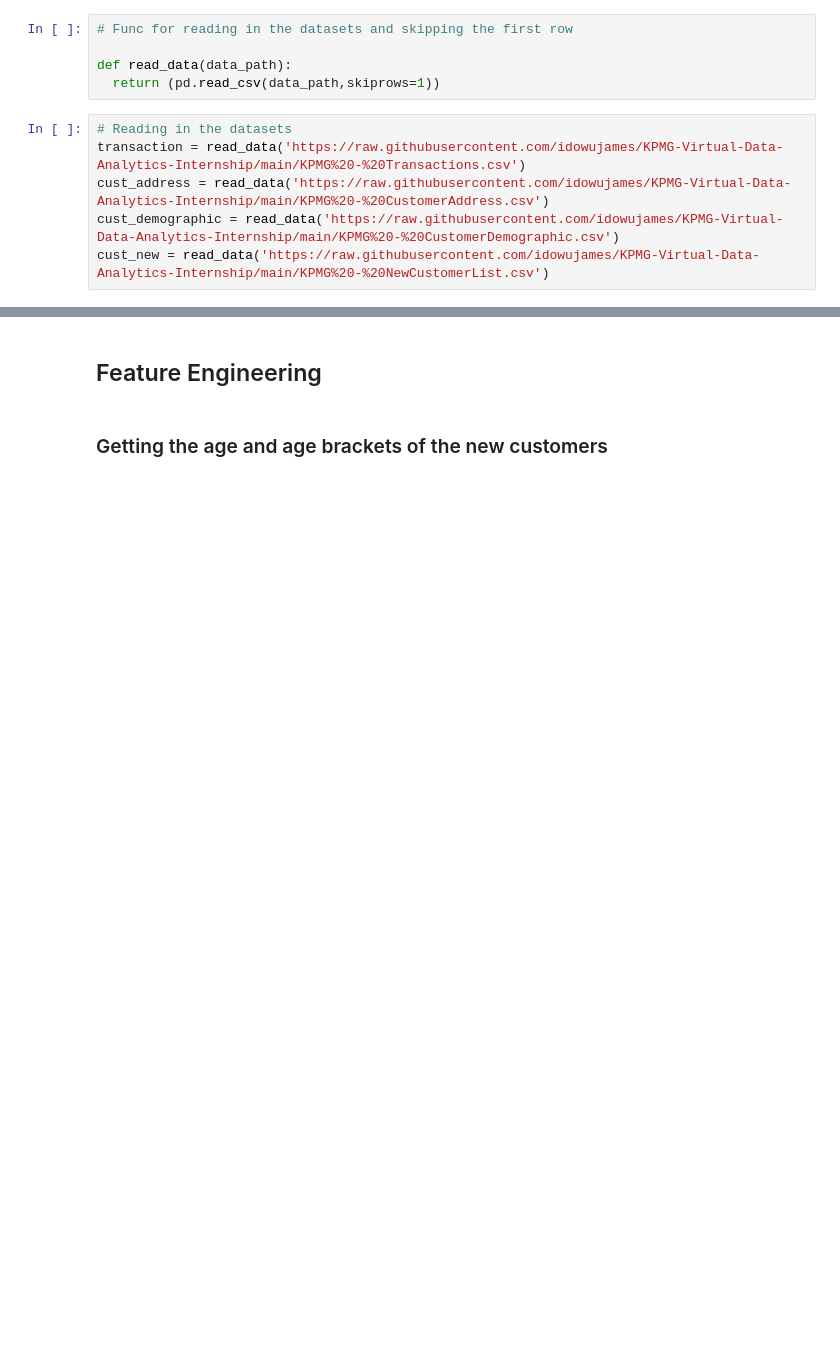
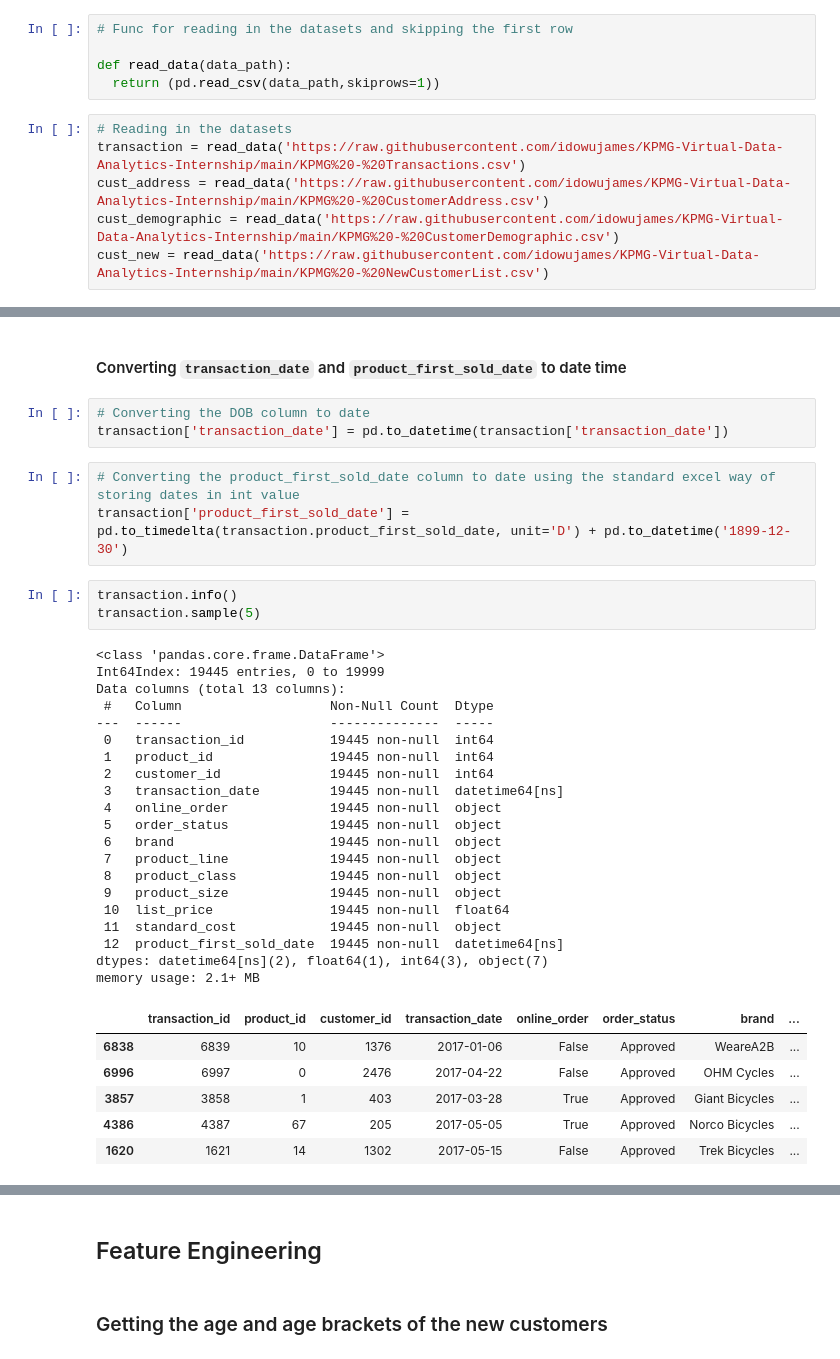
Before and after one commit to idowujames/KPMG-Virtual-Data-Analytics-Internship, a Jupyter notebook: KPMG_Virtual_Data_Analytics_Internship_(2)_Exploration_&_Model_Building.ipynb, the cells around one changed output, grey strips where cells are left out. Drawn from its saved outputs; the diff is of its cells as text; blank space fills up the shorter version.

```diff
--- a/KPMG_Virtual_Data_Analytics_Internship_(2)_Exploration_&_Model_Building.ipynb
+++ b/KPMG_Virtual_Data_Analytics_Internship_(2)_Exploration_&_Model_Building.ipynb
@@ -105,0 +110,38 @@ None
+# %% [markdown]
+#### Converting `transaction_date` and `product_first_sold_date` to date time
+# %%
+# Converting the DOB column to date
+transaction['transaction_date'] = pd.to_datetime(transaction['transaction_date'])
+# %%
+# Converting the product_first_sold_date column to date using the standard excel way of storing dates in int value
+transaction['product_first_sold_date'] = pd.to_timedelta(transaction.product_first_sold_date, unit='D') + pd.to_datetime('1899-12-30')
+# %%
+transaction.info()
+transaction.sample(5)
+# %% [output]
+<class 'pandas.core.frame.DataFrame'>
+Int64Index: 19445 entries, 0 to 19999
+Data columns (total 13 columns):
+ #   Column                   Non-Null Count  Dtype
+---  ------                   --------------  -----
+ 0   transaction_id           19445 non-null  int64
+ 1   product_id               19445 non-null  int64
+ 2   customer_id              19445 non-null  int64
+ 3   transaction_date         19445 non-null  datetime64[ns]
+ 4   online_order             19445 non-null  object
+ 5   order_status             19445 non-null  object
+ 6   brand                    19445 non-null  object
+ 7   product_line             19445 non-null  object
+ 8   product_class            19445 non-null  object
+ 9   product_size             19445 non-null  object
+ 10  list_price               19445 non-null  float64
+ 11  standard_cost            19445 non-null  object
+ 12  product_first_sold_date  19445 non-null  datetime64[ns]
+dtypes: datetime64[ns](2), float64(1), int64(3), object(7)
+memory usage: 2.1+ MB
+|  | transaction_id | product_id | customer_id | transaction_date | online_order | order_status | brand | ... |
+| 6838 | 6839 | 10 | 1376 | 2017-01-06 | False | Approved | WeareA2B | ... |
+| 6996 | 6997 | 0 | 2476 | 2017-04-22 | False | Approved | OHM Cycles | ... |
+| 3857 | 3858 | 1 | 403 | 2017-03-28 | True | Approved | Giant Bicycles | ... |
+| 4386 | 4387 | 67 | 205 | 2017-05-05 | True | Approved | Norco Bicycles | ... |
+| 1620 | 1621 | 14 | 1302 | 2017-05-15 | False | Approved | Trek Bicycles | ... |
```
Also changed, not shown: parts of 15 cells of this notebook.
